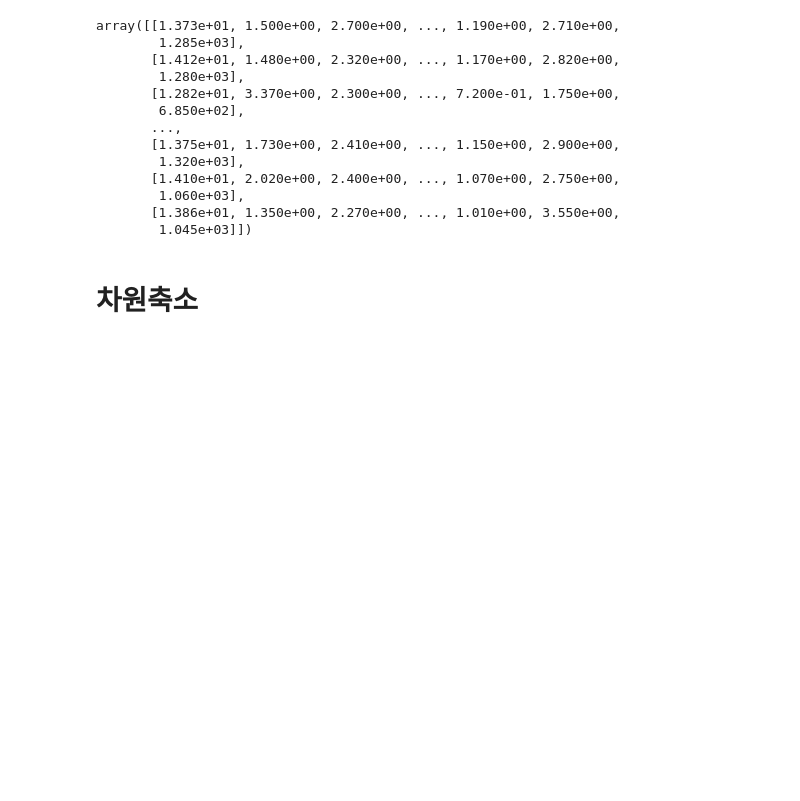
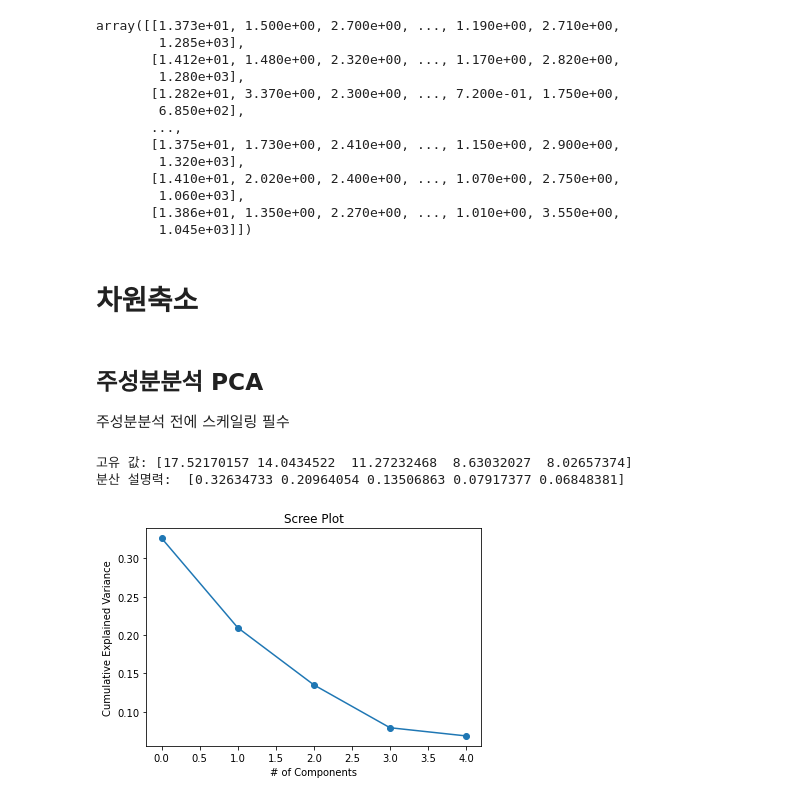
Before and after one commit to xper100/study_room, a Jupyter notebook: adp_practice/Data_Featuring.ipynb, the cells around one changed output. Drawn from its saved outputs; the diff is of its cells as text; code cells hidden in the pictures; blank space fills up the shorter version.

```diff
--- a/adp_practice/Data_Featuring.ipynb
+++ b/adp_practice/Data_Featuring.ipynb
@@ -194,3 +194,26 @@ array([[1.373e+01, 1.500e+00, 2.700e+00, ..., 1.190e+00, 2.710e+00,
         1.045e+03]])
 # %% [markdown]
 # 차원축소
+# %% [markdown]
+## 주성분분석 PCA
+
+주성분분석 전에 스케일링 필수
+# %%
+from sklearn.decomposition import PCA
+pca = PCA(n_components=5)
+pca_fit = pca.fit(X_train_sc)
+
+print('고유 값:',pca.singular_values_)
+print('분산 설명력: ',pca.explained_variance_ratio_)
+# %% [output]
+고유 값: [17.52170157 14.0434522  11.27232468  8.63032027  8.02657374]
+분산 설명력:  [0.32634733 0.20964054 0.13506863 0.07917377 0.06848381]
+# %%
+import matplotlib.pyplot as plt
+plt.title('Scree Plot')
+plt.xlabel('# of Components')
+plt.ylabel('Cumulative Explained Variance')
+plt.plot(pca.explained_variance_ratio_, 'o-')
+plt.show()
+# %% [output]
+[figure, added]
```
Also changed, not shown: parts of 1 cell of this notebook.
